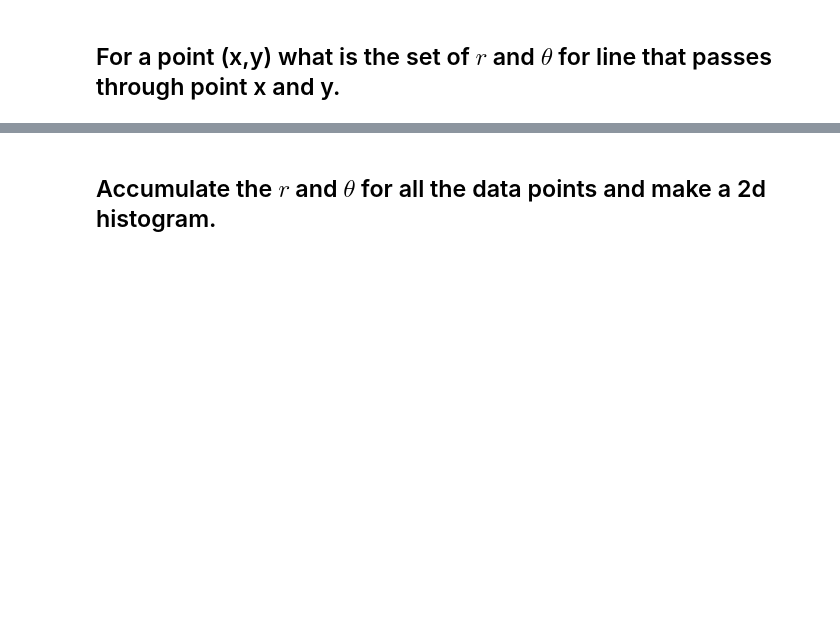
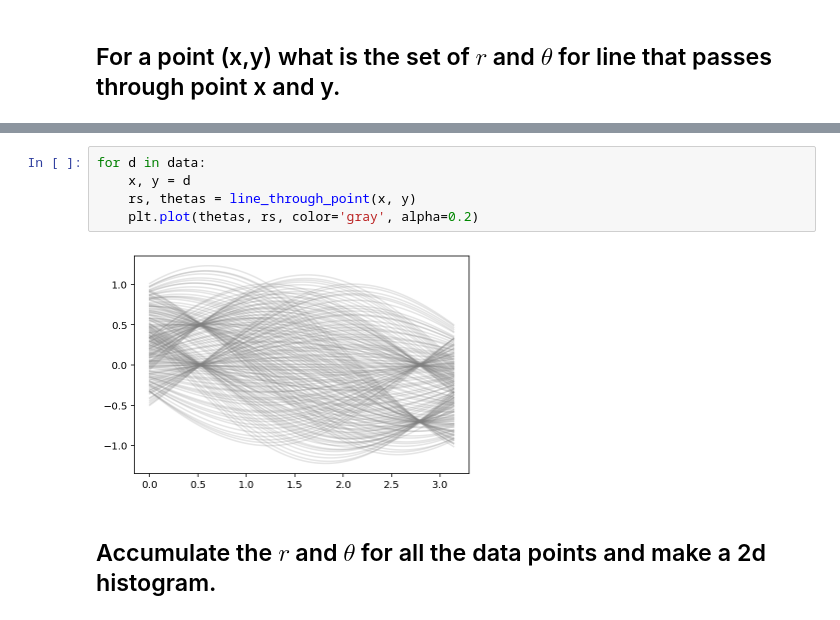
Before and after one commit to MUIC-Numerical-Methods-2018/extra-2-hough-transform, a Jupyter notebook: HoughTransform.ipynb, the cells around one changed output, grey strips where cells are left out. Cells and saved outputs as stored; diff of their text form; blank space fills up the shorter version.

```diff
--- a/HoughTransform.ipynb
+++ b/HoughTransform.ipynb
@@ -77,3 +77,10 @@ Text(0, 0.5, 'r')
+# %%
+for d in data:
+    x, y = d
+    rs, thetas = line_through_point(x, y)
+    plt.plot(thetas, rs, color='gray', alpha=0.2)
+# %% [output]
+[figure, added]
 # %% [markdown]
 ## Accumulate the $r$ and $\theta$ for all the data points and make a 2d histogram.
 # %% [markdown]
```
Also changed, not shown: parts of 1 cell of this notebook.
